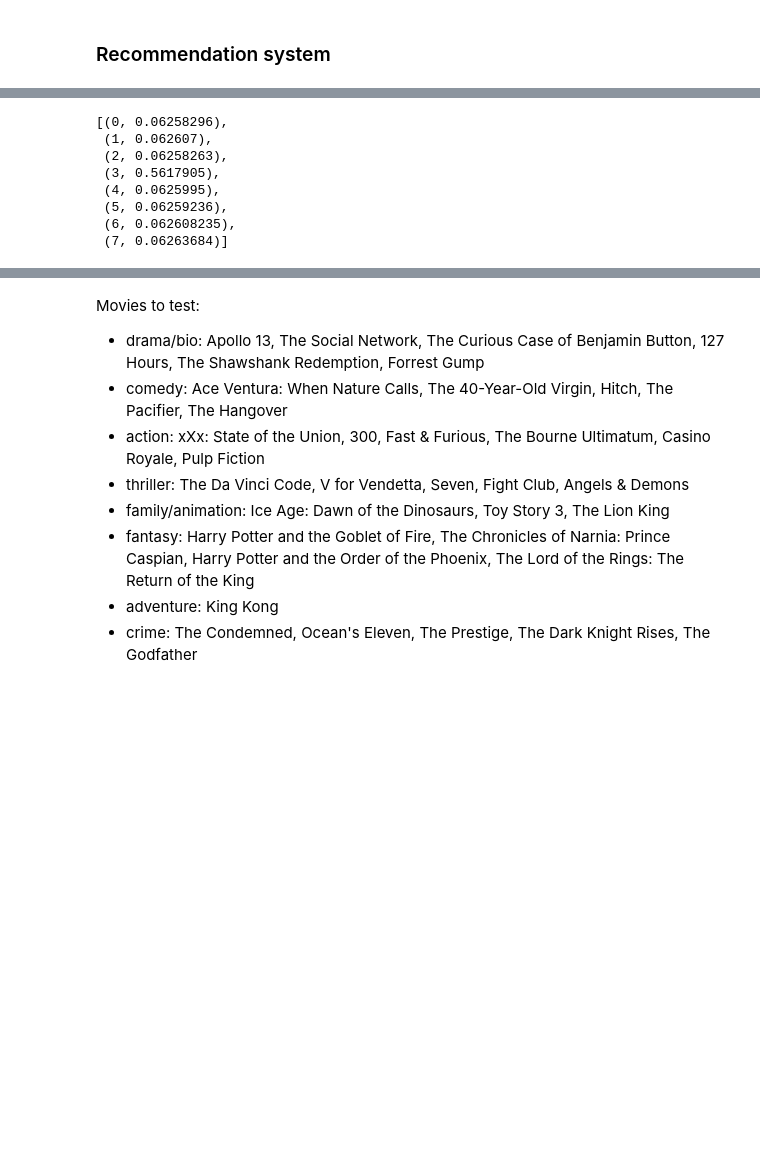
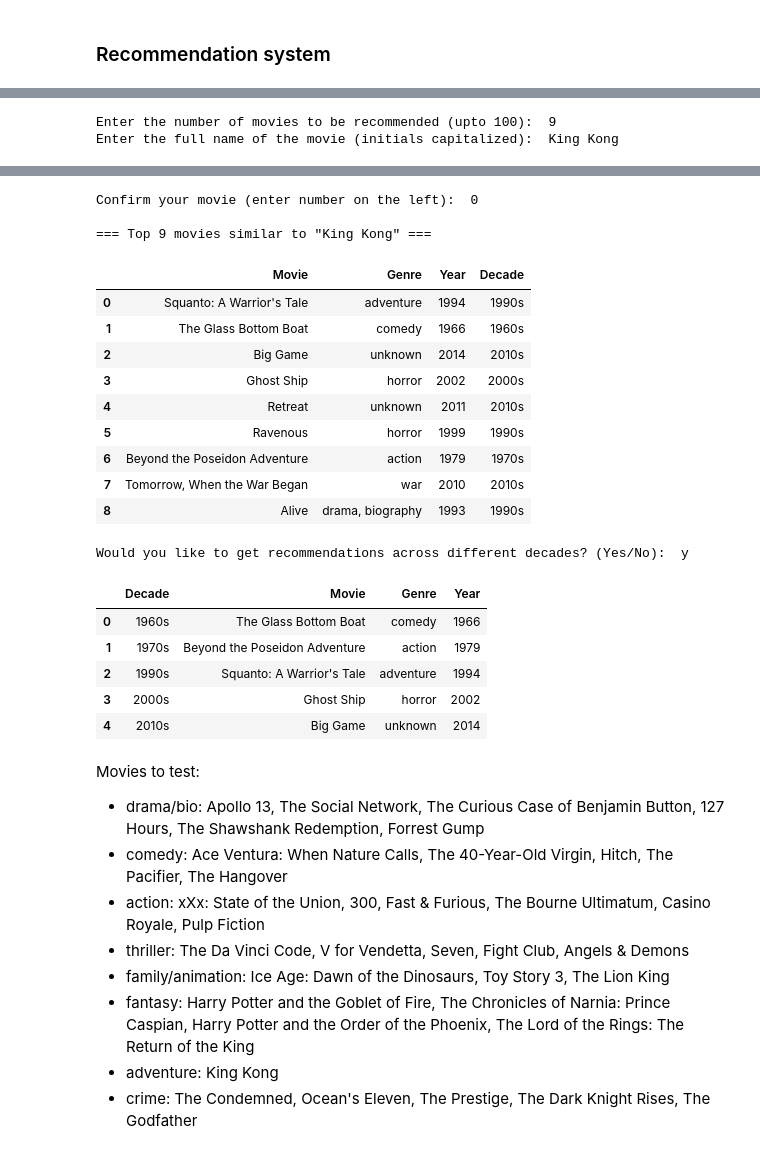
Before and after one commit to Siddharthsuresh92/Topic-Modeling-Movie-Plots, a Jupyter notebook: Movie Plots - Topic Modeling Exploration.ipynb, the cells around one changed output, grey strips where cells are left out. Saved outputs shown, nothing was run; the diff lists cells and outputs as text; code cells hidden in the pictures; blank space fills up the shorter version.

Commit message:
fine tune recommendation system

```diff
--- a/Movie Plots - Topic Modeling.ipynb
+++ b/Movie Plots - Topic Modeling Exploration.ipynb
@@ -507,7 +537,7 @@ topic
 ### Final Model
 # %%
 # LDA Multicore model using the tf-idf corpus
-final_mod = gensim.models.LdaMulticore(corpus, num_topics=8, id2word=plots_dict_spacy, passes=5, workers=5,
+final_mod = gensim.models.LdaMulticore(corpus, num_topics=12, id2word=plots_dict_spacy, passes=5, workers=5,
                                        random_state = 2020)
 
 for idx, topic in final_mod.print_topics(-1):
@@ -601,33 +610,0 @@ Wall time: 2min 33s
-# %%
-def find_similar(movie, vectors = prob_vectors):
-    similarity = []
-
-    movie_index = plots[plots.Title == movie].index[0]
-    movie_plot = plots[plots.Title == movie].Plot.values[0]
-
-    assigned_movie_topic_dist = assign_topic_dist(movie_plot)
-
-    for i, v in enumerate(vectors):
-        dist = distance.jensenshannon(assigned_movie_topic_dist, v)
-        similarity.append([i,dist])
-
-    similarity = [x for x in similarity if x[0] != movie_index]
-    similarity = sorted(similarity, key = lambda x: x[1])[:10]
-    return similarity
-# %%
-# %%time
-print("*** Simple model with 8 topics and spacy lemmas ***\n")
-movie = "The Avengers"
-x = find_similar(movie)
-print("=== Top 10 movies similar to " + "\"" + movie + "\"" + " ===\n")
-similar_movies_dict = {"Movie": [], "Genre": [], "Year": [], "Decade": []}
-for v in x:
-#     print("{}. ".format(i+1) + plots['Title'][v[0]] + " | " + plots['Genre'][v[0]] + " | " + str(plots['Release Year'][v[0]]))
-    similar_movies_dict['Movie'].append(plots['Title'][v[0]])
-    similar_movies_dict['Genre'].append(plots['Genre'][v[0]])
-    similar_movies_dict['Year'].append(plots['Release Year'][v[0]])
-    similar_movies_dict['Decade'].append(plots['Decade'][v[0]])
-
-similar_movies_df = pd.DataFrame(similar_movies_dict)
-# similar_movies_df = similar_movies_df.groupby("Decade").first().reset_index()
-similar_movies_df
@@ -649,11 +610,0 @@ similar_movies_df
-# %%
-final_mod[plots_dict_spacy.doc2bow(nlp("The 40-Year-Old Virgin"))]
-# %% [output]
-[(0, 0.06258296),
- (1, 0.062607),
- (2, 0.06258263),
- (3, 0.5617905),
- (4, 0.0625995),
- (5, 0.06259236),
- (6, 0.062608235),
- (7, 0.06263684)]
@@ -659,0 +720,5 @@ final_mod[plots_dict_spacy.doc2bow(nlp("The 40-Year-Old Virgin"))]
+# %%
+recommend_movies()
+# %% [output]
+Enter the number of movies to be recommended (upto 100):  9
+Enter the full name of the movie (initials capitalized):  King Kong
@@ -660,3 +729,23 @@ final_mod[plots_dict_spacy.doc2bow(nlp("The 40-Year-Old Virgin"))]
+Confirm your movie (enter number on the left):  0
+
+=== Top 9 movies similar to "King Kong" ===
+|  | Movie | Genre | Year | Decade |
+| 0 | Squanto: A Warrior's Tale | adventure | 1994 | 1990s |
+| 1 | The Glass Bottom Boat | comedy | 1966 | 1960s |
+| 2 | Big Game | unknown | 2014 | 2010s |
+| 3 | Ghost Ship | horror | 2002 | 2000s |
+| 4 | Retreat | unknown | 2011 | 2010s |
+| 5 | Ravenous | horror | 1999 | 1990s |
+| 6 | Beyond the Poseidon Adventure | action | 1979 | 1970s |
+| 7 | Tomorrow, When the War Began | war | 2010 | 2010s |
+| 8 | Alive | drama, biography | 1993 | 1990s |
+Would you like to get recommendations across different decades? (Yes/No):  y
+|  | Decade | Movie | Genre | Year |
+| 0 | 1960s | The Glass Bottom Boat | comedy | 1966 |
+| 1 | 1970s | Beyond the Poseidon Adventure | action | 1979 |
+| 2 | 1990s | Squanto: A Warrior's Tale | adventure | 1994 |
+| 3 | 2000s | Ghost Ship | horror | 2002 |
+| 4 | 2010s | Big Game | unknown | 2014 |
 # %% [markdown]
 Movies to test:
 
```
Also changed, not shown: parts of 35 cells of this notebook, 3 other files.
